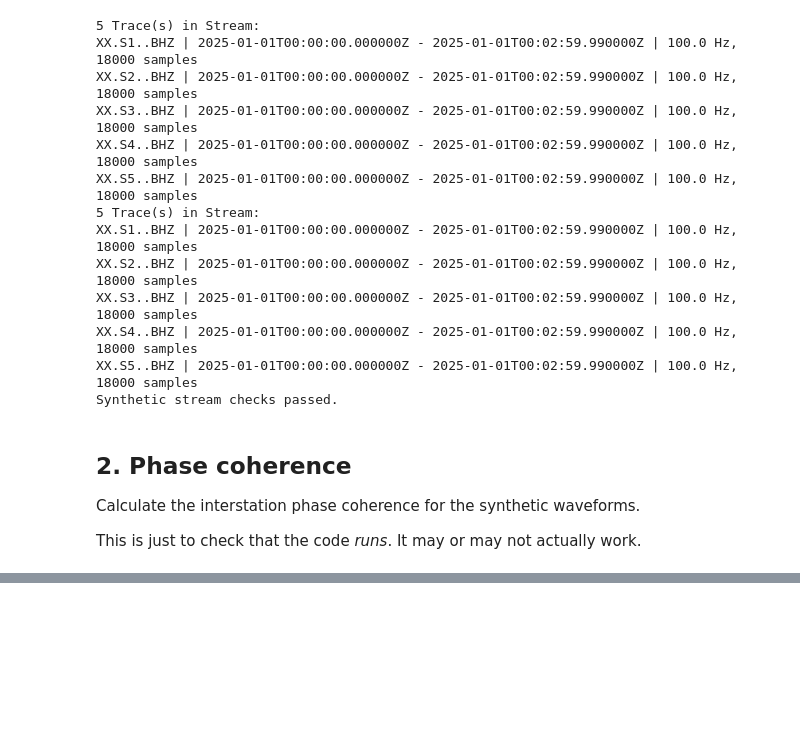
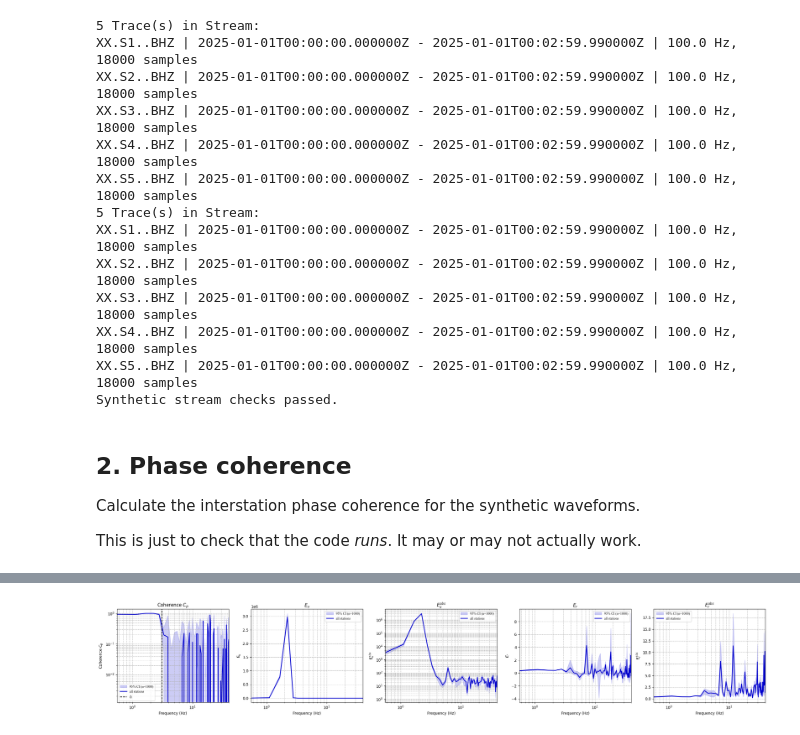
Before and after one commit to kris-1988/Stress-drop-estimation-using-phase-coherence-analysis, a Jupyter notebook: test_coherent_energy.ipynb, the cells around one changed output, grey strips where cells are left out. Cells and saved outputs as stored; diff of their text form; code cells hidden in the pictures; blank space fills up the shorter version.

Commit message:
bootstrap

```diff
--- a/test_coherent_energy.ipynb
+++ b/test_coherent_energy.ipynb
@@ -125,0 +126,9 @@ The cross spectra have shape
+# %%
+import phscoh_bootstrap as phscoh
+xc = phscoh.calcxc(st1, st2, trange=[0,1.8], mk1='t0', mk2='t0', nsint=2, tpr='cosine')
+xc.compute_coherence()                       # or calcmvout()+cpfromr(), either sets self.xc/self.powr
+
+res = xc.energy_bootstrap(frac=0.8, nboot=1000)
+fig, axes = phscoh.plot_energy_bootstrap(res, savepath='energy_bootstrap.png')
+# %% [output]
+[figure, added]
```
Also changed, not shown: parts of 1 cell of this notebook, 4 other files.
